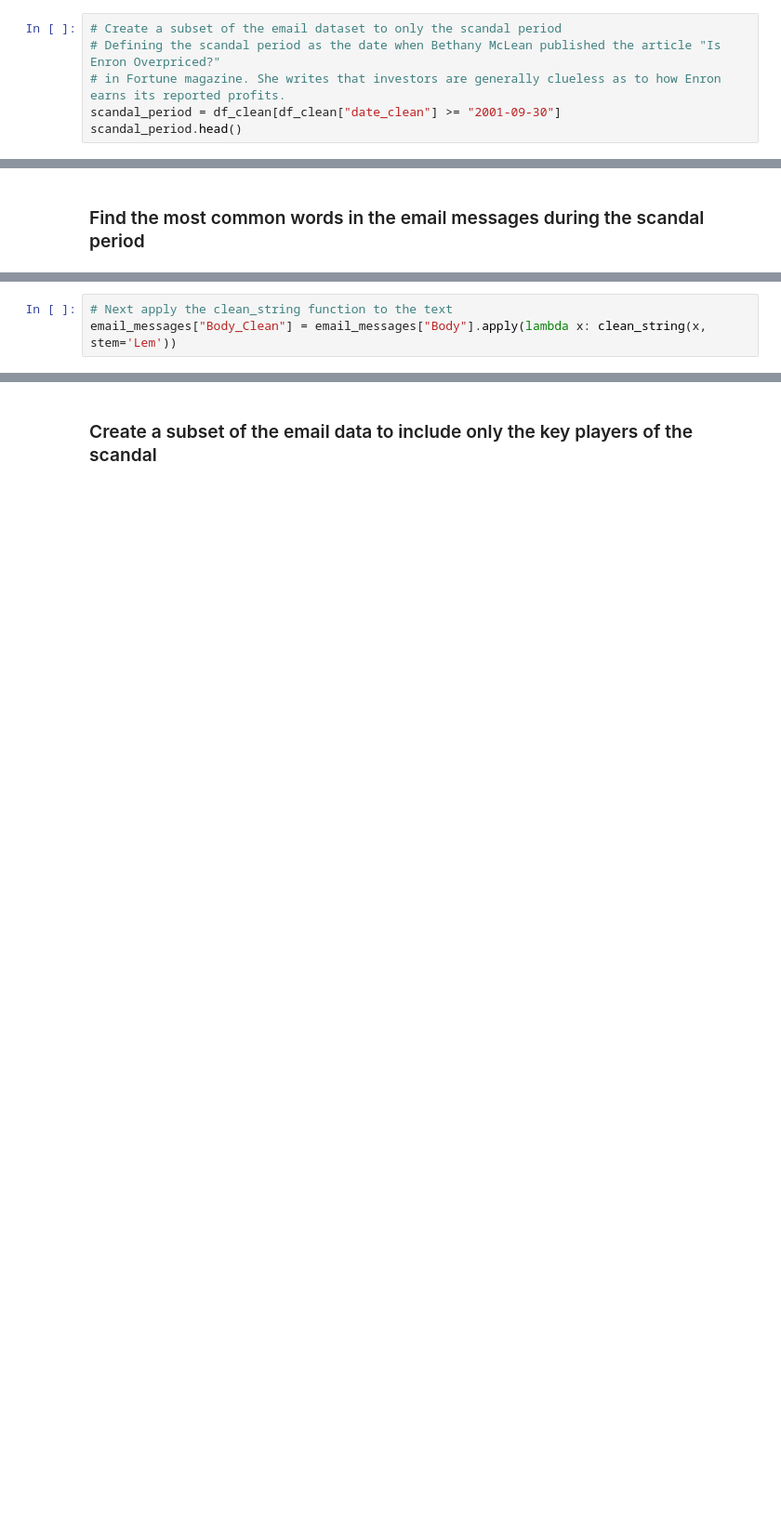
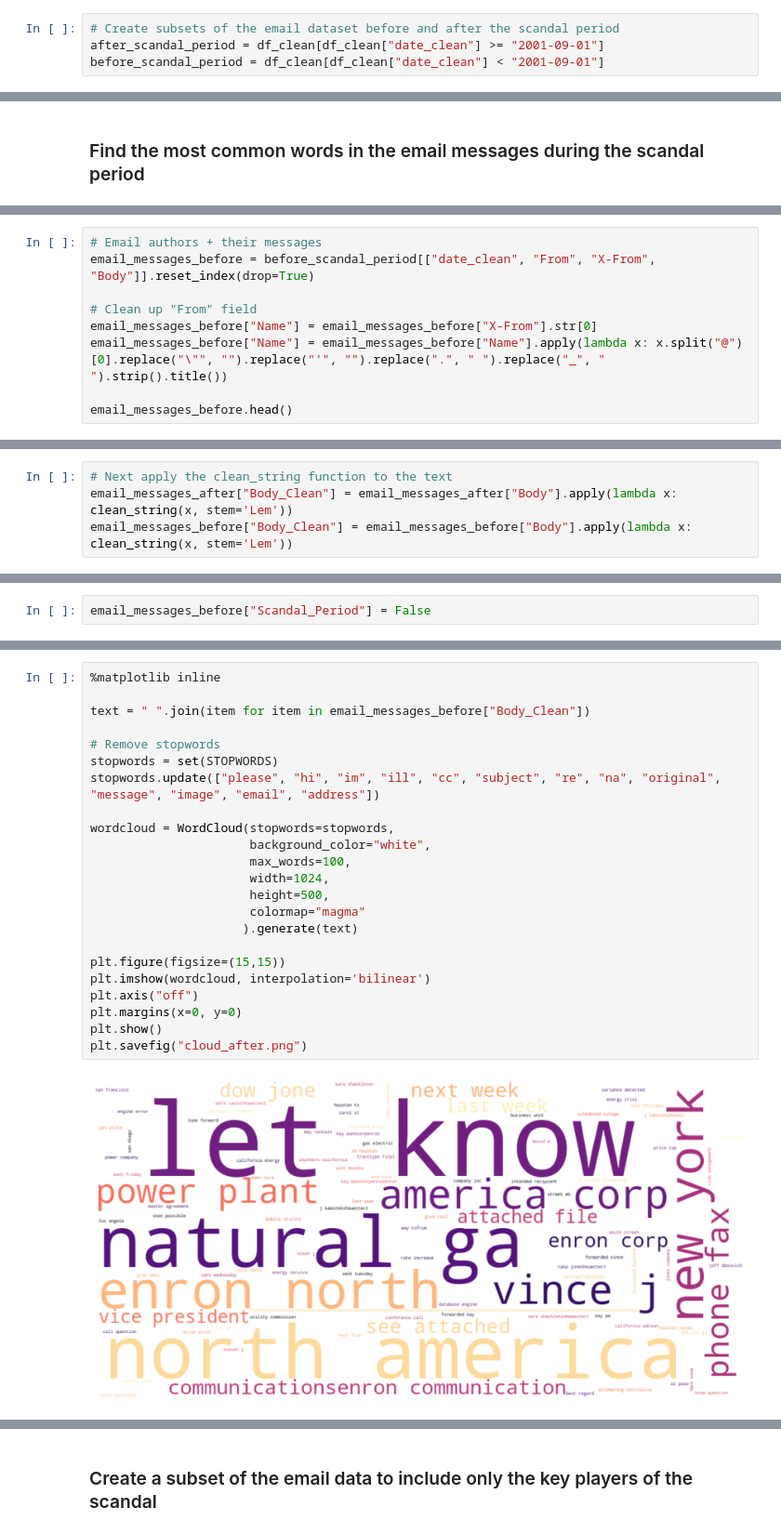
Before and after one commit to akikoiwamizu/enron-vizards, a Jupyter notebook: viz/altair/clouds-akiko.ipynb, the cells around one changed output, grey strips where cells are left out. Shown at 93% size. Drawn from its saved outputs; the diff is of its cells as text; blank space fills up the shorter version.

```diff
--- a/viz/altair/clouds-akiko.ipynb
+++ b/viz/altair/clouds-akiko.ipynb
@@ -114,8 +154,6 @@ df_clean.head()
 # %% [markdown]
 ### Create a data subset for only the scandal period (2001-)
 # %%
-# Create a subset of the email dataset to only the scandal period
-# Defining the scandal period as the date when Bethany McLean published the article "Is Enron Overpriced?"
-# in Fortune magazine. She writes that investors are generally clueless as to how Enron earns its reported profits.
-scandal_period = df_clean[df_clean["date_clean"] >= "2001-09-30"]
-scandal_period.head()
+# Create subsets of the email dataset before and after the scandal period
+after_scandal_period = df_clean[df_clean["date_clean"] >= "2001-09-01"]
+before_scandal_period = df_clean[df_clean["date_clean"] < "2001-09-01"]
@@ -185,0 +186,9 @@ def clean_string(text, stem="None"):
+# %%
+# Email authors + their messages
+email_messages_before = before_scandal_period[["date_clean", "From", "X-From", "Body"]].reset_index(drop=True)
+
+# Clean up "From" field
+email_messages_before["Name"] = email_messages_before["X-From"].str[0]
+email_messages_before["Name"] = email_messages_before["Name"].apply(lambda x: x.split("@")[0].replace("\"", "").replace("'", "").replace(".", " ").replace("_", " ").strip().title())
+
+email_messages_before.head()
@@ -186,3 +253,4 @@ def clean_string(text, stem="None"):
 # %%
 # Next apply the clean_string function to the text
-email_messages["Body_Clean"] = email_messages["Body"].apply(lambda x: clean_string(x, stem='Lem'))
+email_messages_after["Body_Clean"] = email_messages_after["Body"].apply(lambda x: clean_string(x, stem='Lem'))
+email_messages_before["Body_Clean"] = email_messages_before["Body"].apply(lambda x: clean_string(x, stem='Lem'))
@@ -194,0 +268,2 @@ email_messages.to_csv('scandal_period2.zip', index=False, compression=compressio
+# %%
+email_messages_before["Scandal_Period"] = False
@@ -194,0 +310,25 @@ email_messages.to_csv('scandal_period2.zip', index=False, compression=compressio
+# %%
+%matplotlib inline
+
+text = " ".join(item for item in email_messages_before["Body_Clean"])
+
+# Remove stopwords
+stopwords = set(STOPWORDS)
+stopwords.update(["please", "hi", "im", "ill", "cc", "subject", "re", "na", "original", "message", "image", "email", "address"])
+
+wordcloud = WordCloud(stopwords=stopwords,
+                      background_color="white",
+                      max_words=100,
+                      width=1024,
+                      height=500,
+                      colormap="magma"
+                     ).generate(text)
+
+plt.figure(figsize=(15,15))
+plt.imshow(wordcloud, interpolation='bilinear')
+plt.axis("off")
+plt.margins(x=0, y=0)
+plt.show()
+plt.savefig("cloud_after.png")
+# %% [output]
+[figure, added]
```
Also changed, not shown: parts of 47 cells of this notebook.
